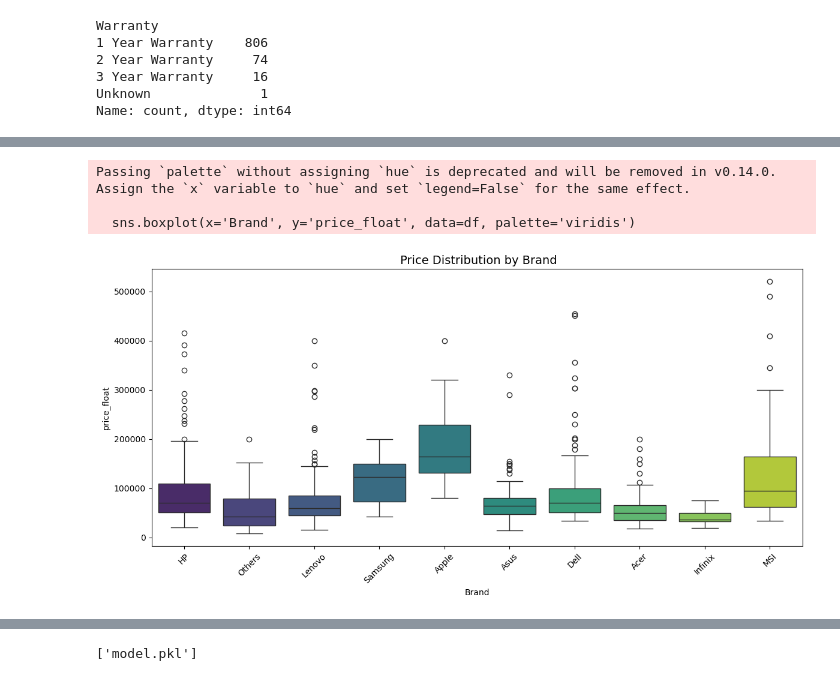
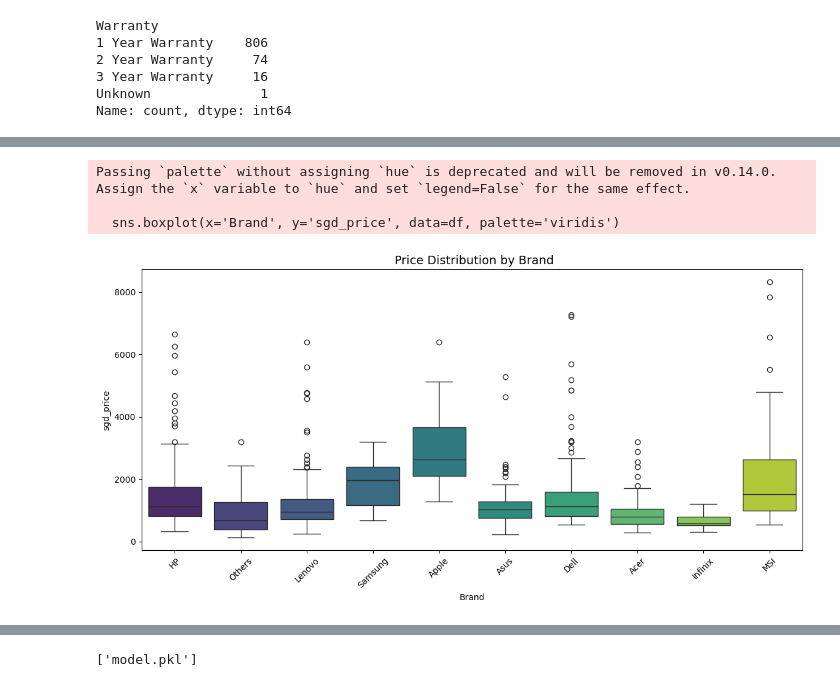
Before and after one commit to QuahJunJie/laptop-price-predictor, a Jupyter notebook: laptop.ipynb, the cells around one changed output, grey strips where cells are left out. Cells and saved outputs as stored; diff of their text form; code cells hidden in the pictures.

```diff
--- a/laptop.ipynb
+++ b/laptop.ipynb
@@ -649,14 +683,14 @@ plt.show()
 # %%
 plt.figure(figsize=(14, 6))
-sns.boxplot(x='Brand', y='price_float', data=df, palette='viridis')
+sns.boxplot(x='Brand', y='sgd_price', data=df, palette='viridis')
 plt.xticks(rotation=45)
 plt.title(' Price Distribution by Brand', fontsize=14)
 plt.show()
 # %% [output]
 Passing `palette` without assigning `hue` is deprecated and will be removed in v0.14.0. Assign the `x` variable to `hue` and set `legend=False` for the same effect.
 
-  sns.boxplot(x='Brand', y='price_float', data=df, palette='viridis')
+  sns.boxplot(x='Brand', y='sgd_price', data=df, palette='viridis')
-[figure, old version]
+[figure, new version]
 # %%
 label_encoder = LabelEncoder()
 df['Generation'] = label_encoder.fit_transform(df['Generation'])
```
Also changed, not shown: parts of 17 cells of this notebook, 3 other files.
